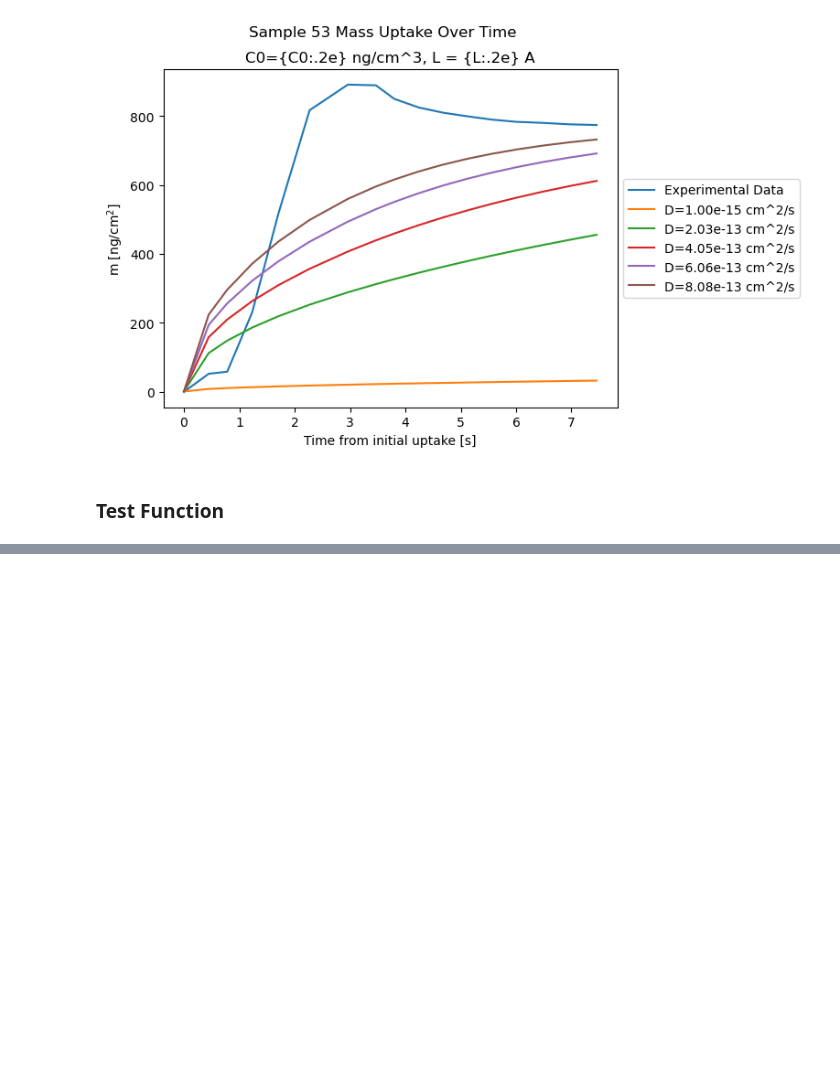
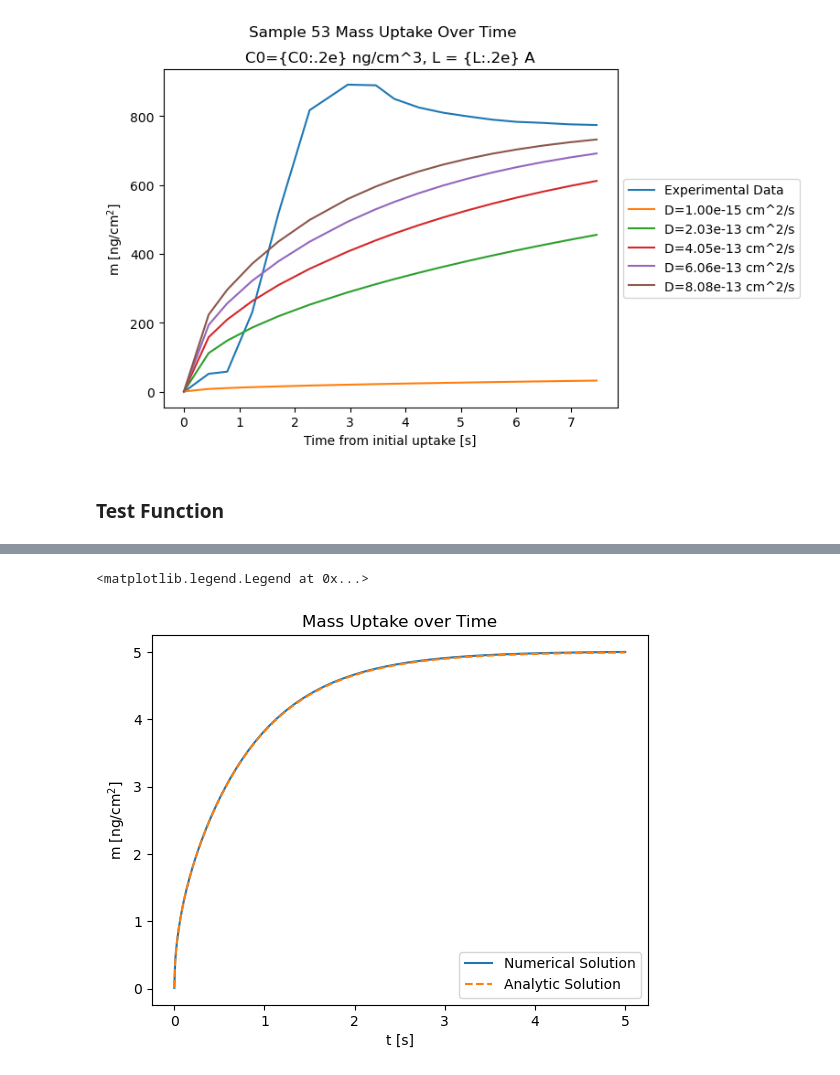
Before and after one commit to william-dove/Diffusion-Modeling, a Jupyter notebook: DopantUptake.ipynb, the cells around one changed output, grey strips where cells are left out. Cells and saved outputs as stored; diff of their text form; code cells hidden in the pictures; blank space fills up the shorter version.

Commit message:
Added numerical solution and uptake calculator

```diff
--- a/DopantUptake.ipynb
+++ b/DopantUptake.ipynb
@@ -831,0 +1042,20 @@ err_D1 = err_data.loc[err_data['D']==1
+# %%
+C0 = 5
+D = lambda x: 0.5
+k = 0
+L = 1
+times = np.linspace(0, 5, 500)
+
+num_uptake_data = num_uptake(C0, D, k, L, times)
+an_uptake_data = an_uptake(C0, D(0), L, times)
+# %%
+
+plt.plot(times, num_uptake_data, label='Numerical Solution')
+plt.plot(times, an_uptake_data, label='Analytic Solution', linestyle='--')
+plt.xlabel('t [s]')
+plt.ylabel('m [ng/cm$^2$]')
+plt.title('Mass Uptake over Time')
+plt.legend()
+# %% [output]
+<matplotlib.legend.Legend at 0x...>
+[figure, added]
```
Also changed, not shown: parts of 8 cells of this notebook.
